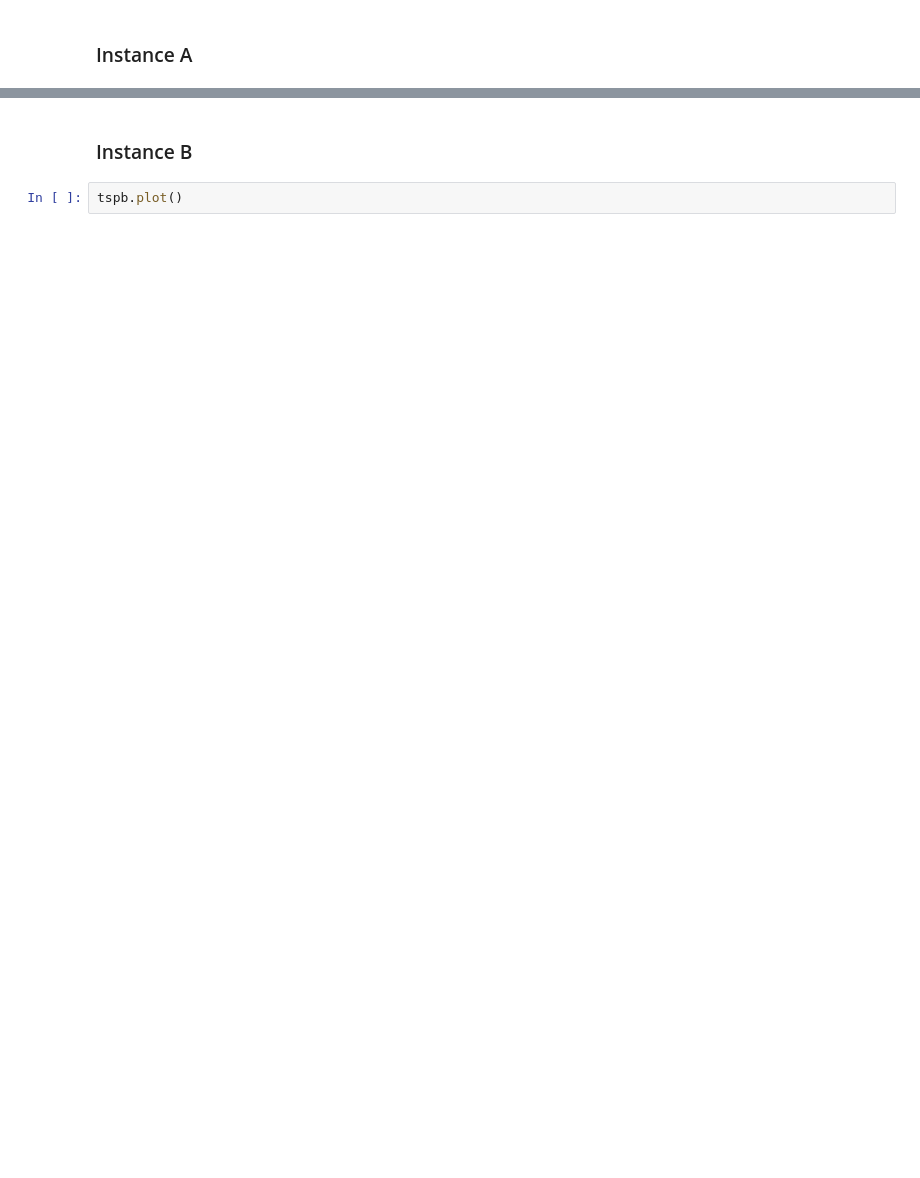
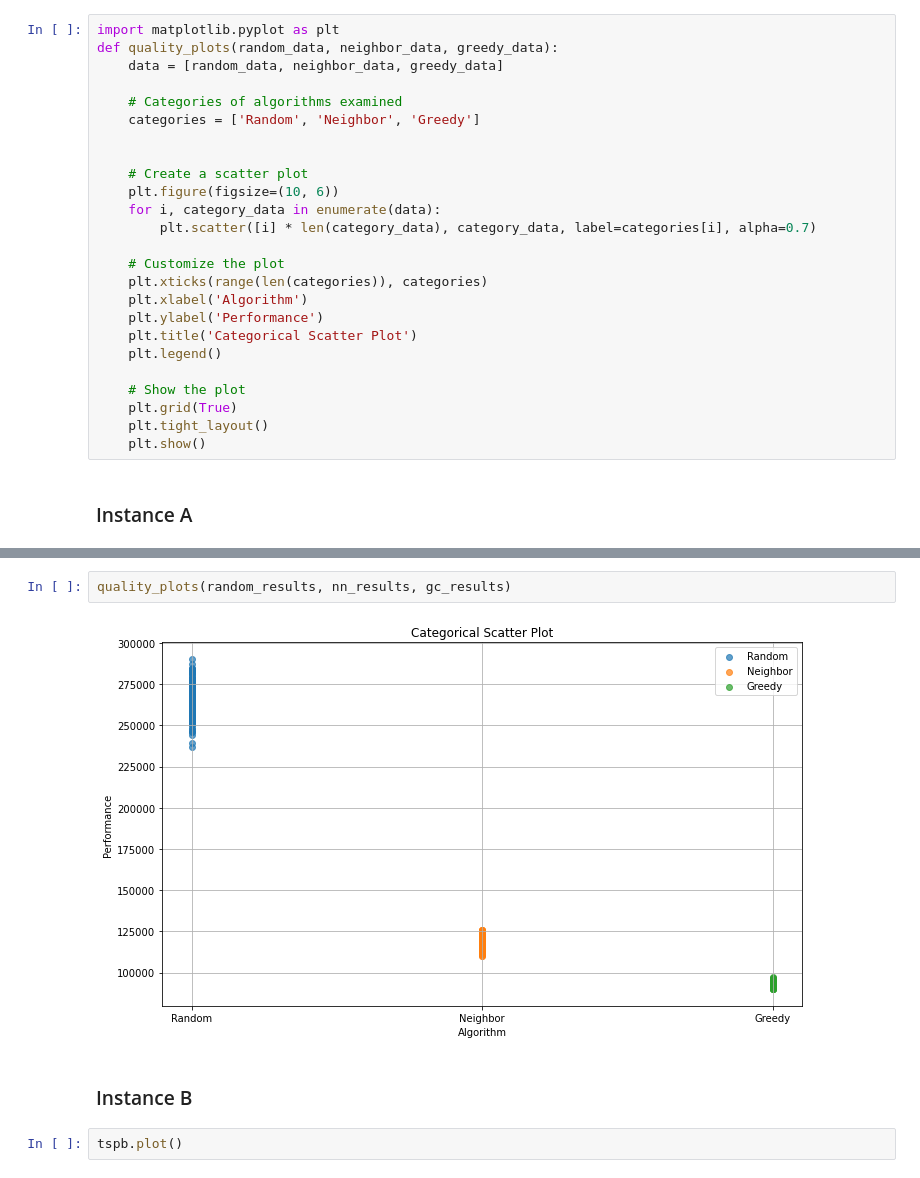
Before and after one commit to Antsol1000/ec, a Jupyter notebook: notebooks/1_greedy_heuristics.ipynb, the cells around one changed output, grey strips where cells are left out. Saved outputs shown, nothing was run; the diff lists cells and outputs as text; blank space fills up the shorter version.

```diff
--- a/notebooks/1_greedy_heuristics.ipynb
+++ b/notebooks/1_greedy_heuristics.ipynb
@@ -116,6 +186,31 @@ def experiment(runs, run_fn, cost_fn):
 
     print(f'MIN {min(results)}, AVG {sum(results) / len(results)}, MAX {max(results)}')
     return results, best_solution
+# %%
+import matplotlib.pyplot as plt
+def quality_plots(random_data, neighbor_data, greedy_data):
+    data = [random_data, neighbor_data, greedy_data]
+
+    # Categories of algorithms examined
+    categories = ['Random', 'Neighbor', 'Greedy']
+
+
+    # Create a scatter plot
+    plt.figure(figsize=(10, 6))
+    for i, category_data in enumerate(data):
+        plt.scatter([i] * len(category_data), category_data, label=categories[i], alpha=0.7)
+
+    # Customize the plot
+    plt.xticks(range(len(categories)), categories)
+    plt.xlabel('Algorithm')
+    plt.ylabel('Performance')
+    plt.title('Categorical Scatter Plot')
+    plt.legend()
+
+    # Show the plot
+    plt.grid(True)
+    plt.tight_layout()
+    plt.show()
 # %% [markdown]
 ### Instance A
 # %%
@@ -155,3 +248,7 @@ tspa.plot([random_best, nn_best, gc_best])
+# %%
+quality_plots(random_results, nn_results, gc_results)
+# %% [output]
+[figure, added]
 # %% [markdown]
 ### Instance B
 # %%
```
Also changed, not shown: parts of 31 cells of this notebook.
